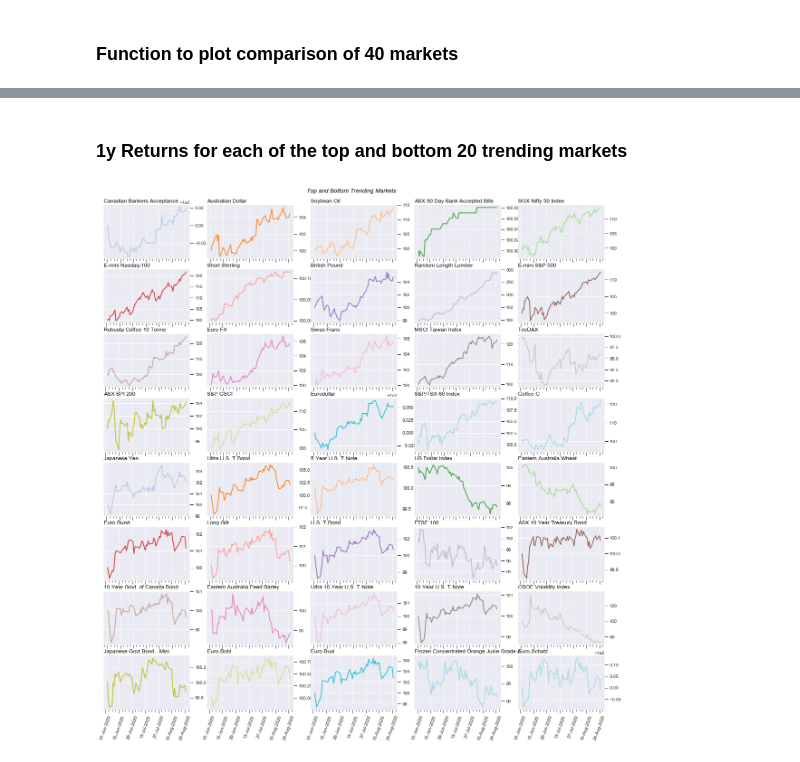
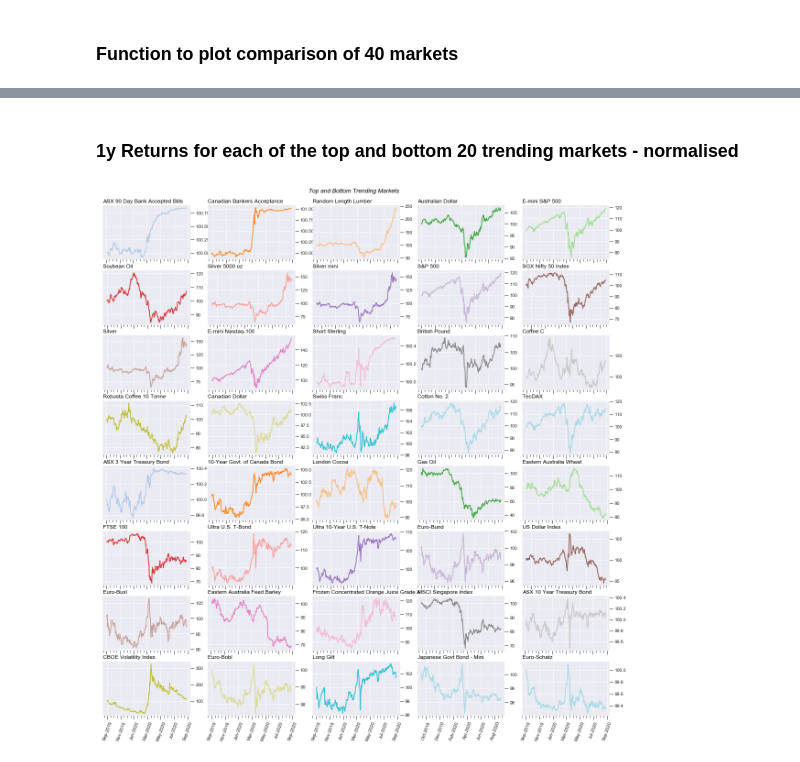
Before and after one commit to GBERESEARCH/trendvisualizer, a Jupyter notebook: notebooks/Commodity Trend Barometer - Walkthrough.ipynb, the cells around one changed output, grey strips where cells are left out. Cells and saved outputs as stored; diff of their text form; code cells hidden in the pictures.

```diff
--- a/notebooks/Commodity Trend Barometer - Walkthrough.ipynb
+++ b/notebooks/Commodity Trend Barometer - Walkthrough.ipynb
@@ -578,6 +586,6 @@ market_chart(ticker_dict, ticker_short_name_dict, data_list, 60, True)
 # %% [markdown]
-### 1y Returns for each of the top and bottom 20 trending markets
+### 1y Returns for each of the top and bottom 20 trending markets - normalised
 # %%
-market_chart(ticker_dict, ticker_short_name_dict, data_list, 60, True)
+market_chart(ticker_dict, ticker_short_name_dict, data_list, 250, True)
 # %% [output]
-[figure, old version]
+[figure, new version]
```
Also changed, not shown: parts of 15 cells of this notebook, 1 other file.
